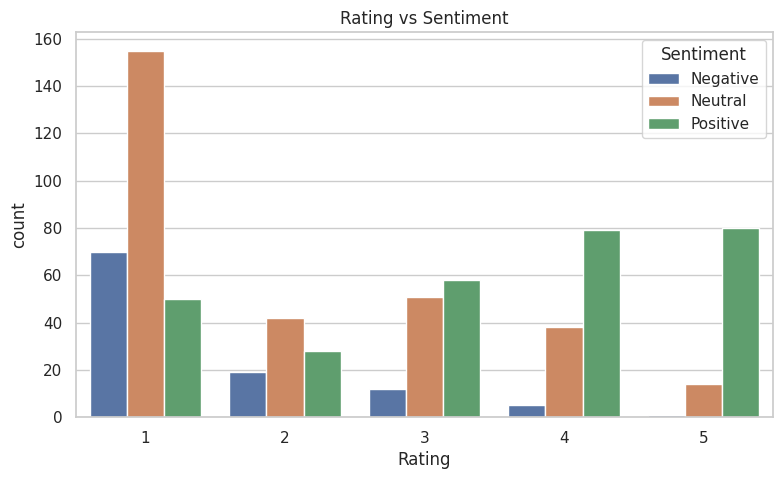
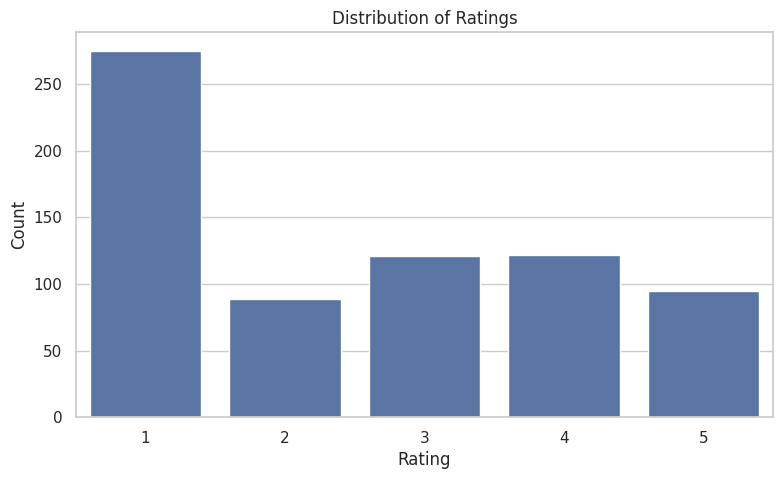
The change to this notebook cell's code, shown as a diff; its figure went from the first image to the second:
--- before
+++ after
@@ -1,4 +1,7 @@
+sns.set(style='whitegrid')
 plt.figure(figsize=(9,5))
-sns.countplot(data=df, x='Rating', hue='Sentiment')
-plt.title('Rating vs Sentiment')
+sns.countplot(data=df,x='Rating')
+plt.title('Distribution of Ratings')
+plt.xlabel('Rating')
+plt.ylabel('Count')
 plt.show()

Commit: Created using Colab